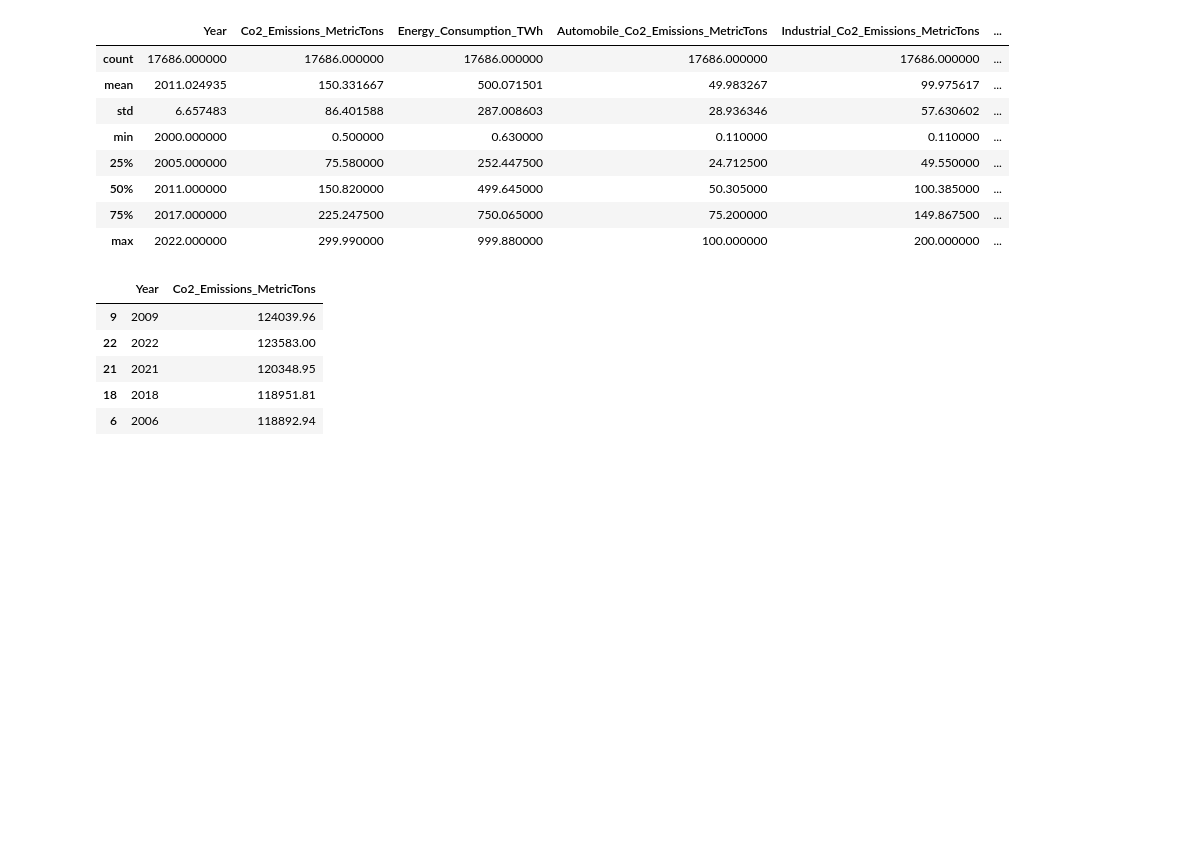
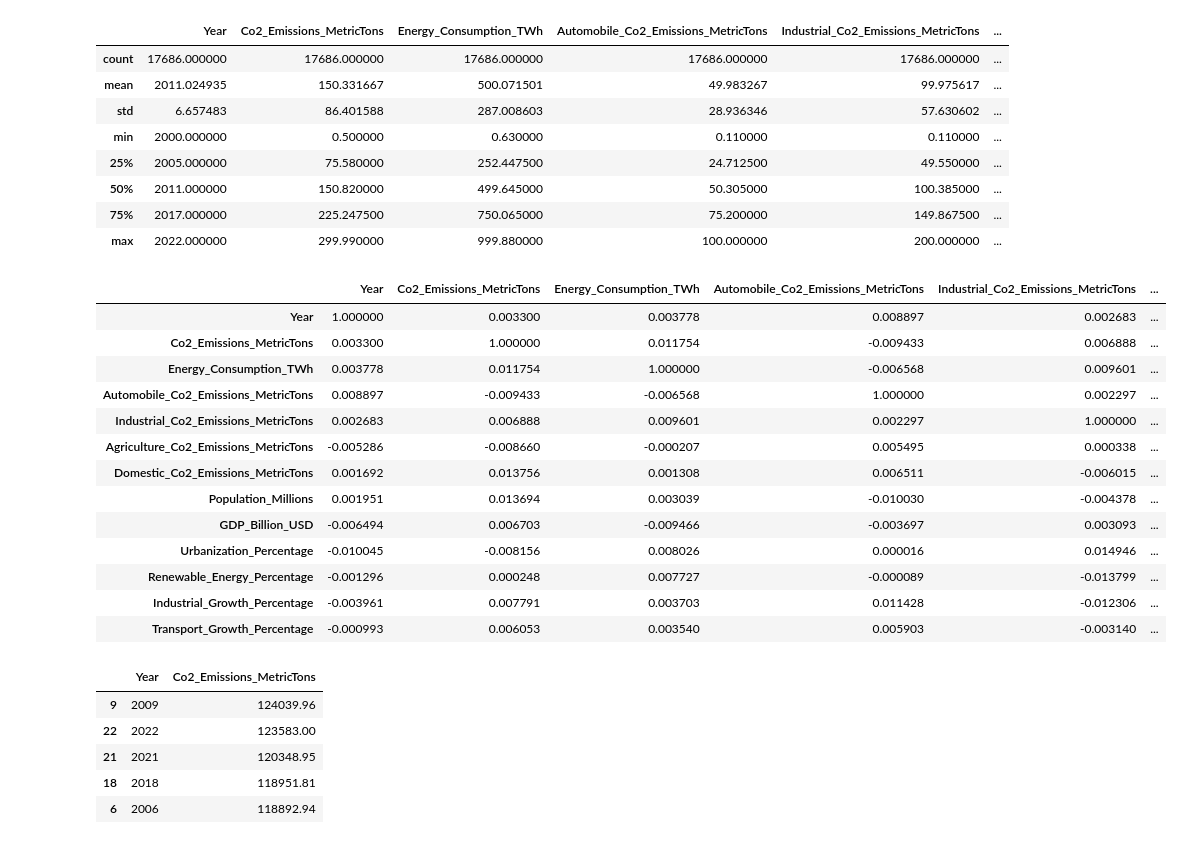
Before and after one commit to mohamed21-finite/Decodelabs_Internship, a Jupyter notebook: week1/Task1.ipynb, the cells around one changed output. Saved outputs shown, nothing was run; the diff lists cells and outputs as text; code cells hidden in the pictures; blank space fills up the shorter version.

```diff
--- a/week1/Task1.ipynb
+++ b/week1/Task1.ipynb
@@ -118,6 +118,23 @@ df1.describe()
 | 50% | 2011.000000 | 150.820000 | 499.645000 | 50.305000 | 100.385000 | ... |
 | 75% | 2017.000000 | 225.247500 | 750.065000 | 75.200000 | 149.867500 | ... |
 | max | 2022.000000 | 299.990000 | 999.880000 | 100.000000 | 200.000000 | ... |
+# %%
+df.corr(numeric_only=True)
+# %% [output]
+|  | Year | Co2_Emissions_MetricTons | Energy_Consumption_TWh | Automobile_Co2_Emissions_MetricTons | Industrial_Co2_Emissions_MetricTons | ... |
+| Year | 1.000000 | 0.003300 | 0.003778 | 0.008897 | 0.002683 | ... |
+| Co2_Emissions_MetricTons | 0.003300 | 1.000000 | 0.011754 | -0.009433 | 0.006888 | ... |
+| Energy_Consumption_TWh | 0.003778 | 0.011754 | 1.000000 | -0.006568 | 0.009601 | ... |
+| Automobile_Co2_Emissions_MetricTons | 0.008897 | -0.009433 | -0.006568 | 1.000000 | 0.002297 | ... |
+| Industrial_Co2_Emissions_MetricTons | 0.002683 | 0.006888 | 0.009601 | 0.002297 | 1.000000 | ... |
+| Agriculture_Co2_Emissions_MetricTons | -0.005286 | -0.008660 | -0.000207 | 0.005495 | 0.000338 | ... |
+| Domestic_Co2_Emissions_MetricTons | 0.001692 | 0.013756 | 0.001308 | 0.006511 | -0.006015 | ... |
+| Population_Millions | 0.001951 | 0.013694 | 0.003039 | -0.010030 | -0.004378 | ... |
+| GDP_Billion_USD | -0.006494 | 0.006703 | -0.009466 | -0.003697 | 0.003093 | ... |
+| Urbanization_Percentage | -0.010045 | -0.008156 | 0.008026 | 0.000016 | 0.014946 | ... |
+| Renewable_Energy_Percentage | -0.001296 | 0.000248 | 0.007727 | -0.000089 | -0.013799 | ... |
+| Industrial_Growth_Percentage | -0.003961 | 0.007791 | 0.003703 | 0.011428 | -0.012306 | ... |
+| Transport_Growth_Percentage | -0.000993 | 0.006053 | 0.003540 | 0.005903 | -0.003140 | ... |
 # %%
 emission_by_years = df1.groupby('Year')['Co2_Emissions_MetricTons'].sum().reset_index()
 maximum_5_emission_by_years = emission_by_years.nlargest(5, 'Co2_Emissions_MetricTons')
```
Also changed, not shown: parts of 1 cell of this notebook.
